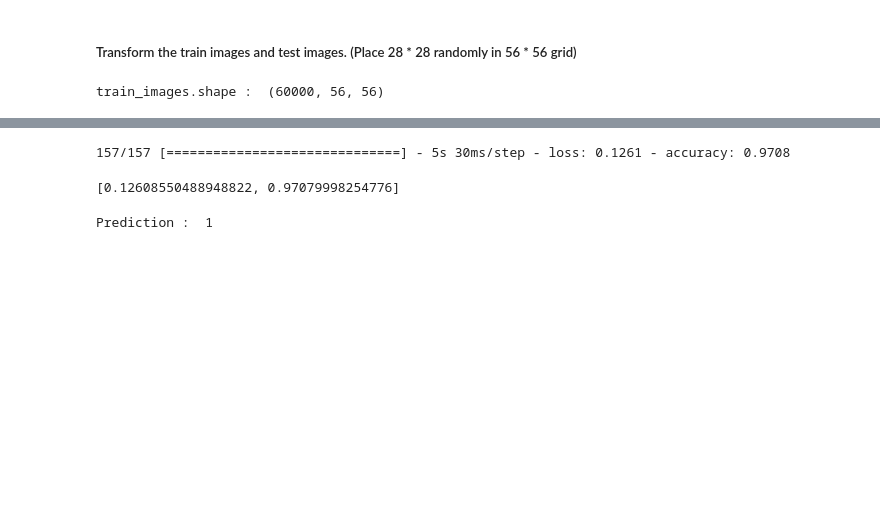
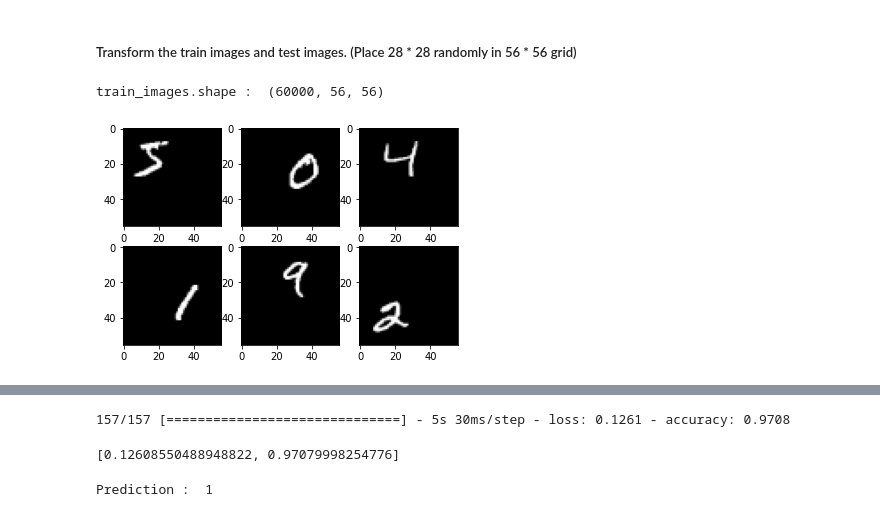
Before and after one commit to koulumang/CSU-CS510, a Jupyter notebook: Number Detection/CNN/CNN_T3.ipynb, the cells around one changed output, grey strips where cells are left out. Saved outputs shown, nothing was run; the diff lists cells and outputs as text; code cells hidden in the pictures; blank space fills up the shorter version.

```diff
--- a/Number Detection/CNN/CNN_T3.ipynb
+++ b/Number Detection/CNN/CNN_T3.ipynb
@@ -14,17 +14,23 @@ mnist= tf.keras.datasets.mnist
 # %%
 temp=[]
 for i in range(len(train_images)):
     (x,y) = (random.randint(0,28),random.randint(0,28))
     temp_img= np.array([[ 0 for i in range(56)] for j in range(56)])
     temp_img[x:x+28 , y:y+28] += train_images[i]
     temp.append(temp_img)
 
 train_images=np.array(temp)
 print('train_images.shape : ',train_images.shape)
 train_images = train_images.reshape((60000,56,56,1))
 train_images = train_images/255
+
+for i in range(6):
+  plt.subplot(2,3,i+1)
+  plt.imshow(train_images[i],cmap='gray')
+plt.show()
 # %% [output]
 train_images.shape :  (60000, 56, 56)
+[figure, added]
 # %%
 temp=[]
 for i in range(len(test_images)):
```
Also changed, not shown: parts of 3 cells of this notebook, 4 other files.
